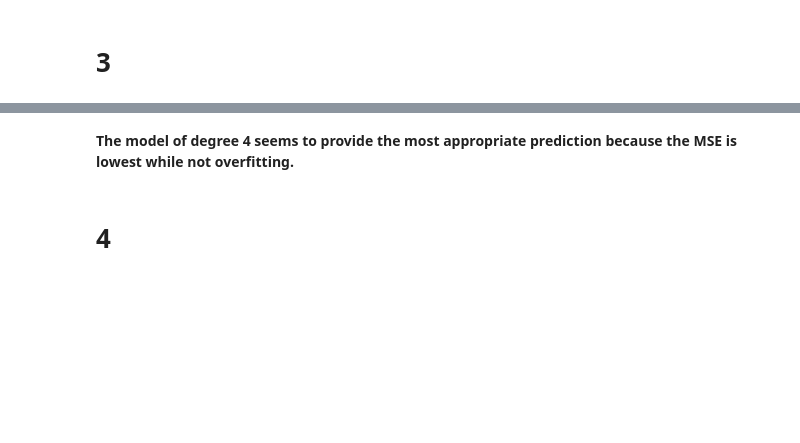
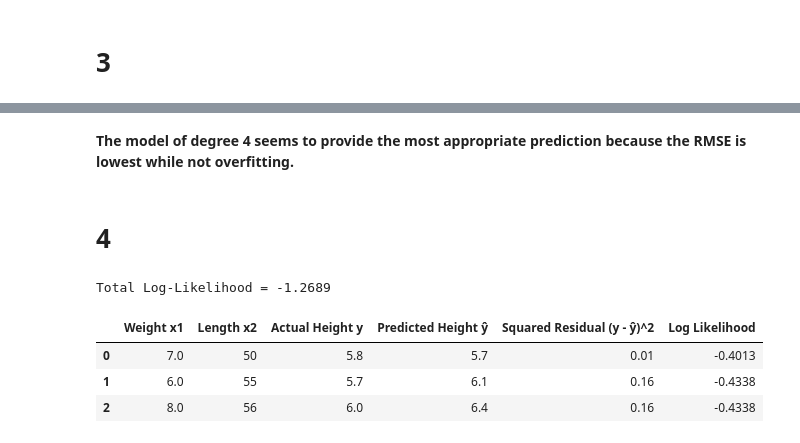
Before and after one commit to random-logic/ecs171-programming, a Jupyter notebook: hw2/hw2_solutions.ipynb, the cells around one changed output, grey strips where cells are left out. Drawn from its saved outputs; the diff is of its cells as text; code cells hidden in the pictures; blank space fills up the shorter version.

```diff
--- a/hw2/hw2_solutions.ipynb
+++ b/hw2/hw2_solutions.ipynb
@@ -175,6 +178,32 @@ R2(degree = 4): 0.9998
 # %% [markdown]
-**The model of degree 4 seems to provide the most appropriate prediction because the MSE is lowest while not overfitting.**
+**The model of degree 4 seems to provide the most appropriate prediction because the RMSE is lowest while not overfitting.**
 # %% [markdown]
 # 4
 # %%
-# ??
+df = pd.DataFrame({
+    'Weight x1': (x1 := np.array([7.0, 6.0, 8.0])),
+    'Length x2': (x2 := np.array([50, 55, 56])),
+    'Actual Height y': (y := np.array([5.80, 5.70, 6.00]))
+})
+
+df['Predicted Height ŷ'] = (y_hat := 0.1 * x1 + 0.1 * x2)
+df['Squared Residual (y - ŷ)^2'] = (squared_residual := (y - y_hat) ** 2)
+
+sigma_squared = 1 # we are assuming normal distribution
+
+df['Log Likelihood'] = (log_likelihood :=
+                        np.round(
+                            np.log10(1 / np.sqrt(2 * np.pi * sigma_squared)
+                                   * np.e ** (-squared_residual / (2 * sigma_squared))
+                                  ),
+                            4)
+                       )
+
+print('Total Log-Likelihood =', np.round(np.sum(log_likelihood), 4))
+df
+# %% [output]
+Total Log-Likelihood = -1.2689
+|  | Weight x1 | Length x2 | Actual Height y | Predicted Height ŷ | Squared Residual (y - ŷ)^2 | Log Likelihood |
+| 0 | 7.0 | 50 | 5.8 | 5.7 | 0.01 | -0.4013 |
+| 1 | 6.0 | 55 | 5.7 | 6.1 | 0.16 | -0.4338 |
+| 2 | 8.0 | 56 | 6.0 | 6.4 | 0.16 | -0.4338 |
```
Also changed, not shown: parts of 4 cells of this notebook.
